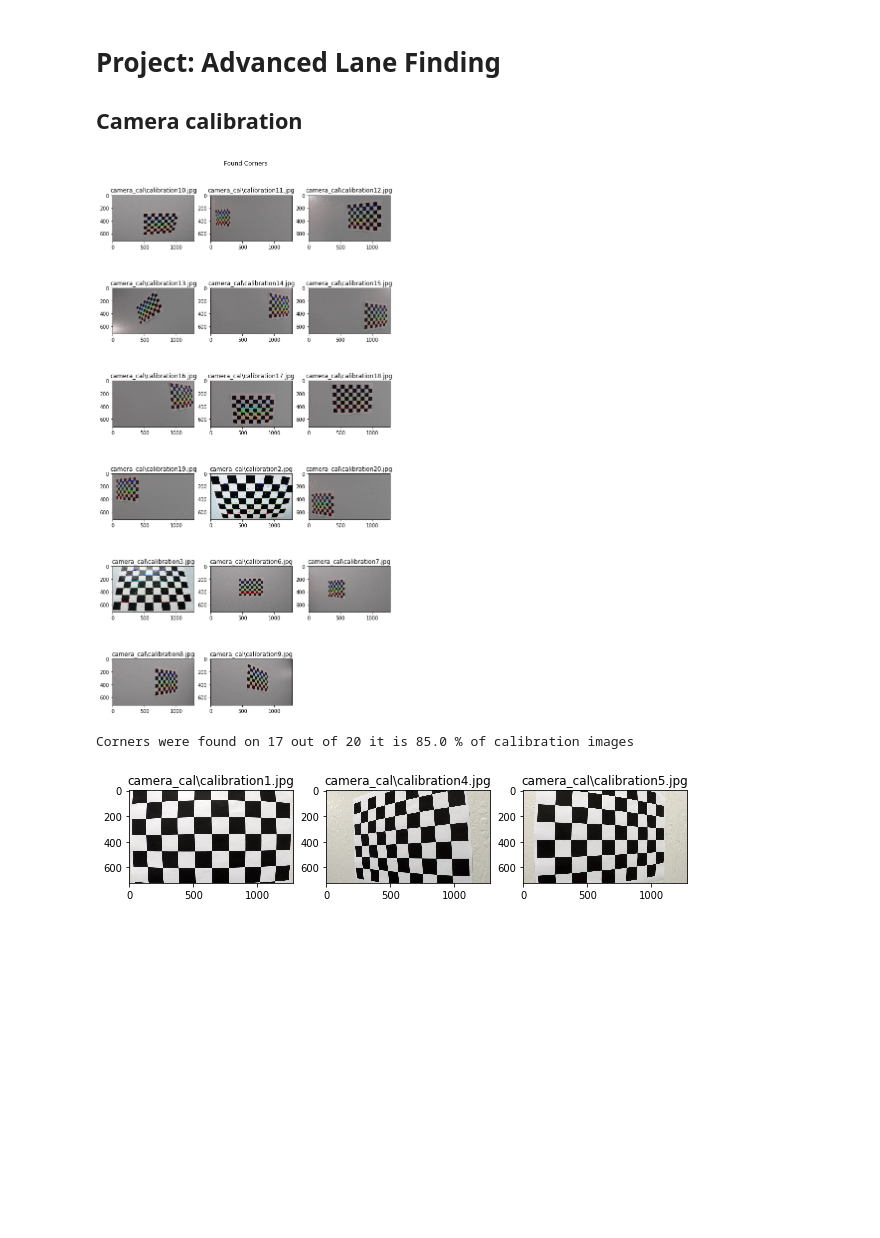
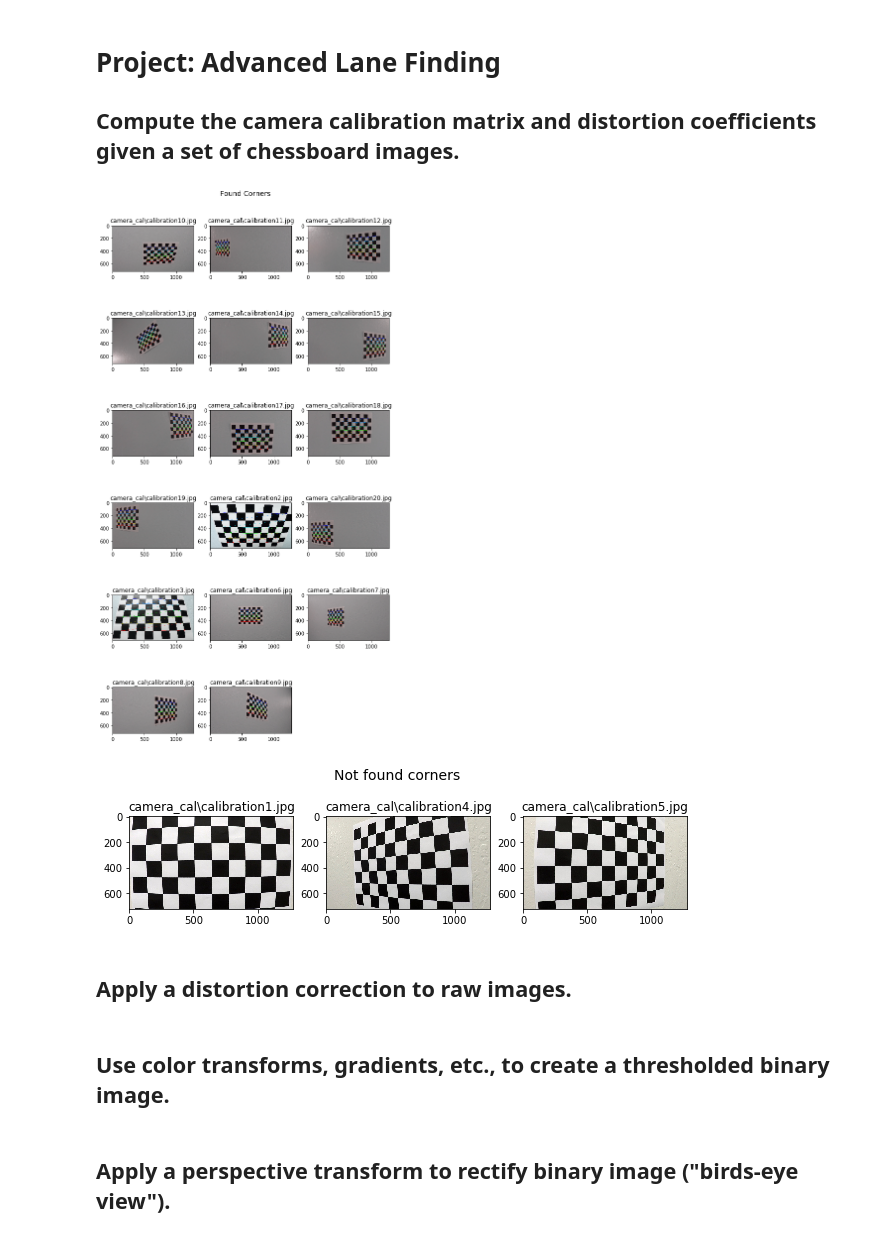
Before and after one commit to nonlining/CarND, a Jupyter notebook: CarND-Advanced-Lane-Lines/project4.ipynb, the cells around one changed output. Drawn from its saved outputs; the diff is of its cells as text; code cells hidden in the pictures; blank space fills up the shorter version.

```diff
--- a/CarND-Advanced-Lane-Lines/project4.ipynb
+++ b/CarND-Advanced-Lane-Lines/project4.ipynb
@@ -1,7 +1,7 @@
 # %% [markdown]
 # Project: Advanced Lane Finding
 
-## Camera calibration
+## Compute the camera calibration matrix and distortion coefficients given a set of chessboard images.
 # %%
 # Load nessesery modules and set up
 import cv2
@@ -13,13 +13,11 @@ import matplotlib.image as mpimg
 
 %matplotlib inline
 # %%
-
-# how many corners in pictures
 x_corners = 9
 y_corners = 6
 
 objp = np.zeros((y_corners * x_corners,3), np.float32)
-objp[:,:2] = np.mgrid[0:x_cor, 0:y_cor].T.reshape(-1,2)
+objp[:,:2] = np.mgrid[0:x_corners, 0:y_corners].T.reshape(-1,2)
 
 objpoints = []
 imgpoints = []
@@ -27,41 +25,43 @@ imgpoints = []
 images = glob.glob('camera_cal/calibration*.jpg')
 
 not_found = []
 
 plt.figure(figsize=(10, 20))
 
-plt.figtext(0.5,0.9,'Found Corners ', fontsize=12, ha='center')
+plt.figtext(0.5,0.9,'Found Corners ', fontsize=14, ha='center')
 
 for idx, fname in enumerate(images):
     img = cv2.imread(fname)
     gray = cv2.cvtColor(img, cv2.COLOR_BGR2GRAY)
-    ret, corners = cv2.findChessboardCorners(gray, (x_cor,y_cor), None)
+    ret, corners = cv2.findChessboardCorners(gray, (x_corners,y_corners), None)
 
-    if ret == True:
+    if ret:
         objpoints.append(objp)
         imgpoints.append(corners)
         plt.subplot(6, 3, len(imgpoints))
-        cv2.drawChessboardCorners(img, (x_cor,y_cor), corners, ret)
+        cv2.drawChessboardCorners(img, (x_corners,y_corners), corners, ret)
         plt.imshow(img)
         plt.title(fname)
 
     else:
         not_found.append(fname)
 plt.show()
 
-print 'Corners were found on', str(len(imgpoints)), 'out of', str(len(images)), 'it is', str(len(imgpoints)*100.0/len(images)),'% of calibration images'
-
 plt.figure(figsize=(10, 20))
 
-#plt.figtext(.5,.9 ,'Not found corners ', fontsize=12)
+plt.figtext(0.5,0.56 ,'Not found corners ', fontsize=14, ha='center')
 for i, p in enumerate(not_found):
     plt.subplot(1, 3, i+1)
     plt.imshow(mpimg.imread(p))
     plt.title(p)
 
 plt.show()
-#plt.savefig("readme_img/no_corners.jpg")
 # %% [output]
-[figure, old version]
+[figure, new version]
-Corners were found on 17 out of 20 it is 85.0 % of calibration images
-[figure, old version]
+[figure, new version]
+# %% [markdown]
+## Apply a distortion correction to raw images.
+# %% [markdown]
+## Use color transforms, gradients, etc., to create a thresholded binary image.
+# %% [markdown]
+## Apply a perspective transform to rectify binary image ("birds-eye view").
```
Also changed, not shown: parts of 4 cells of this notebook, 2 other files.
